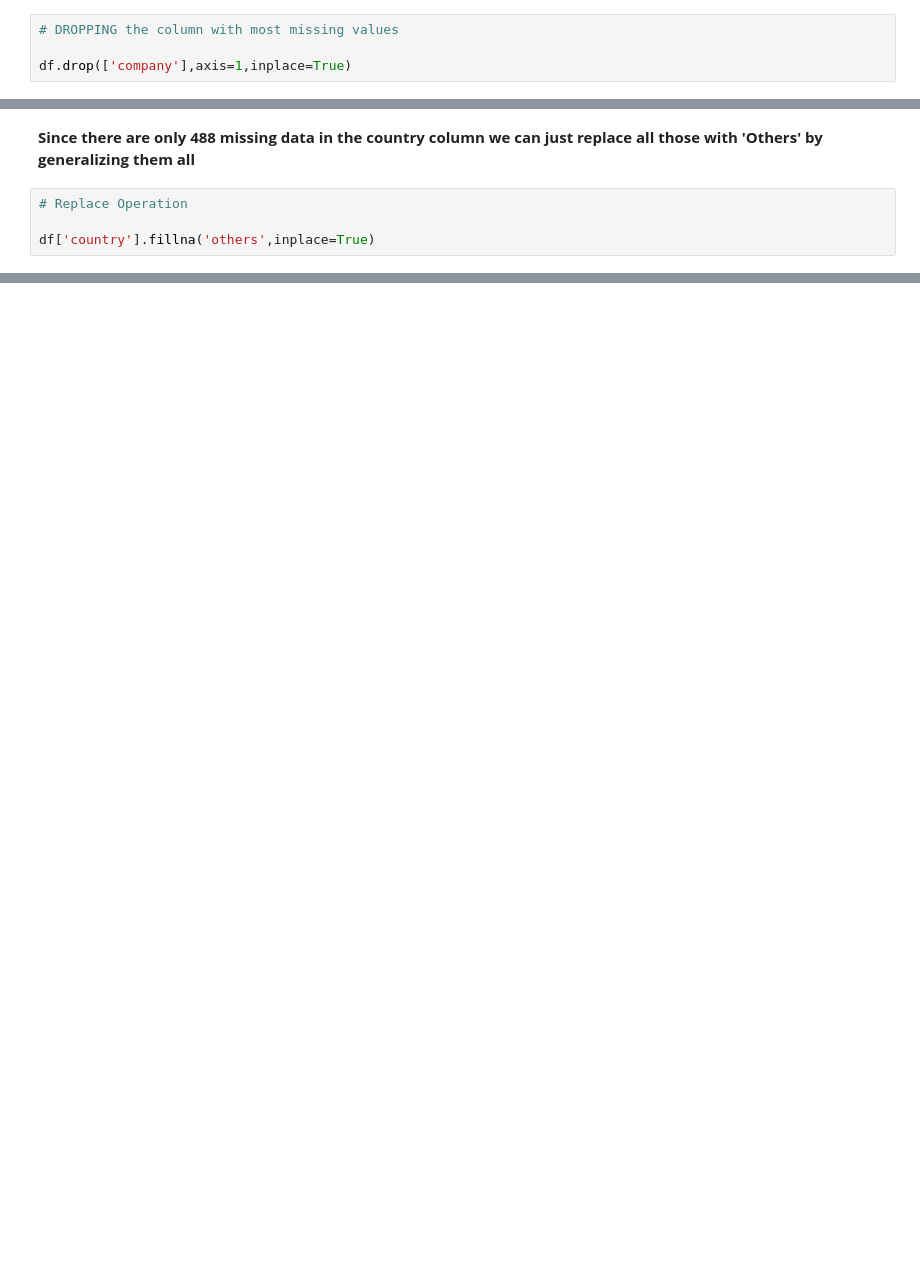
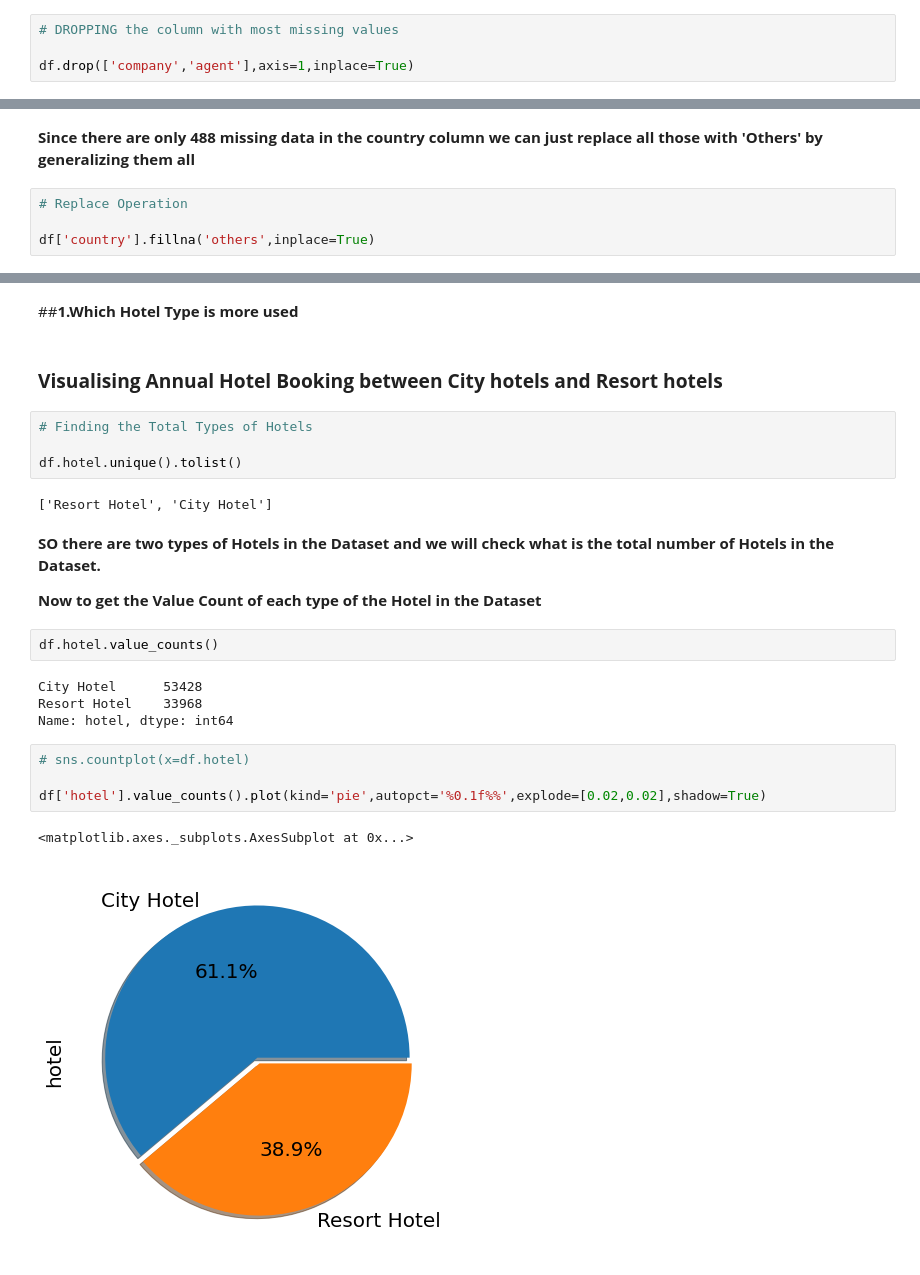
Before and after one commit to RAHULRAJ666DX/Capston-Hotel-Booking-Analysis-, a Jupyter notebook: EDA_Hotel_Booking_Analysis_Rahul_Raj.ipynb, the cells around one changed output, grey strips where cells are left out. Cells and saved outputs as stored; diff of their text form; blank space fills up the shorter version.

```diff
--- a/EDA_Hotel_Booking_Analysis_Rahul_Raj.ipynb
+++ b/EDA_Hotel_Booking_Analysis_Rahul_Raj.ipynb
@@ -210,7 +208,7 @@ dtype: int64
 # %%
 # DROPPING the column with most missing values
 
-df.drop(['company'],axis=1,inplace=True)
+df.drop(['company','agent'],axis=1,inplace=True)
 # %%
 df.columns
 # %% [output]
@@ -267,0 +284,27 @@ SyntaxError: ignored
+# %% [markdown]
+##**1.Which Hotel Type is more used**
+# %% [markdown]
+### **Visualising Annual Hotel Booking between City hotels and Resort hotels**
+# %%
+# Finding the Total Types of Hotels
+
+df.hotel.unique().tolist()
+# %% [output]
+['Resort Hotel', 'City Hotel']
+# %% [markdown]
+**SO there are two types of Hotels in the Dataset and we will check what is the total number of Hotels in the Dataset.**
+
+**Now to get the Value Count of each type of the Hotel in the Dataset**
+# %%
+df.hotel.value_counts()
+# %% [output]
+City Hotel      53428
+Resort Hotel    33968
+Name: hotel, dtype: int64
+# %%
+# sns.countplot(x=df.hotel)
+
+df['hotel'].value_counts().plot(kind='pie',autopct='%0.1f%%',explode=[0.02,0.02],shadow=True)
+# %% [output]
+<matplotlib.axes._subplots.AxesSubplot at 0x...>
+[figure, added]
```
Also changed, not shown: parts of 27 cells of this notebook.
